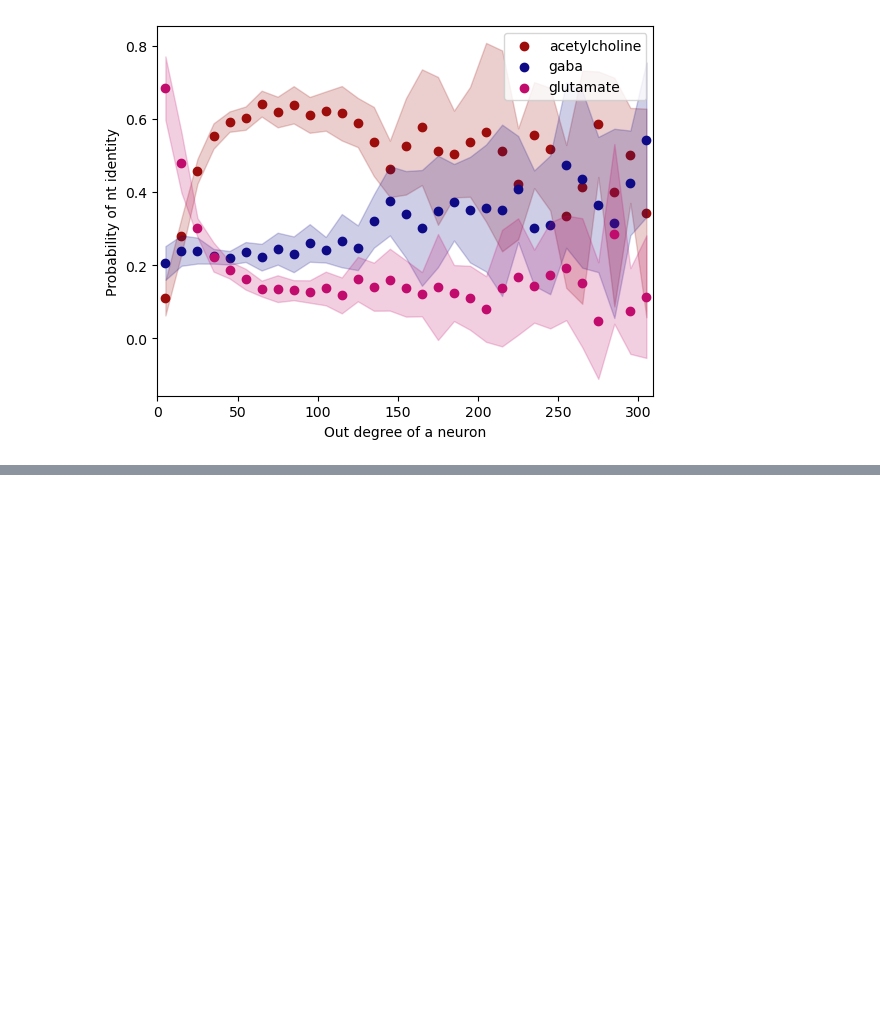
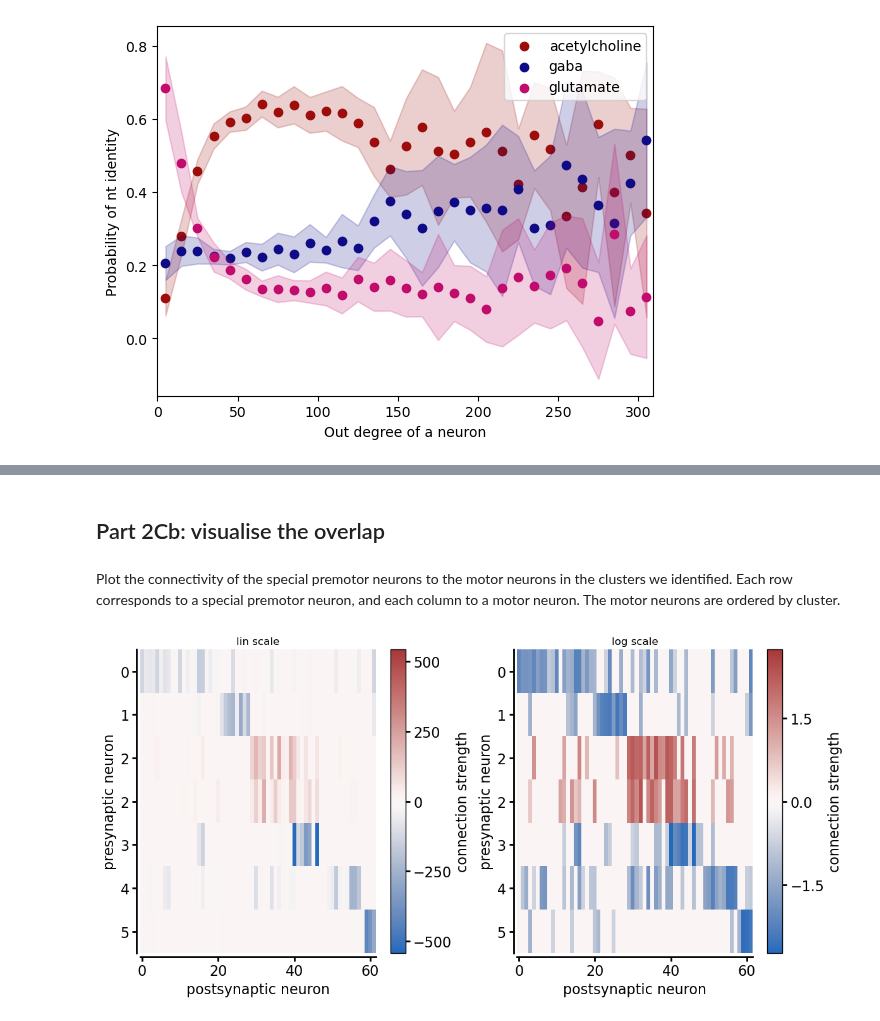
Before and after one commit to NeLy-EPFL/vnc_networks, a Jupyter notebook: scripts/generate_plots/muscle_synergies.ipynb, the cells around one changed output, grey strips where cells are left out. Drawn from its saved outputs; the diff is of its cells as text; code cells hidden in the pictures; blank space fills up the shorter version.

```diff
--- a/scripts/generate_plots/muscle_synergies.ipynb
+++ b/scripts/generate_plots/muscle_synergies.ipynb
@@ -736,0 +904,36 @@ There is no degree range for which picking a high degree neuron is more likely t
+# %% [markdown]
+## Part 2Cb: visualise the overlap
+# %% [markdown]
+Plot the connectivity of the special premotor neurons to the motor neurons in the clusters we identified.
+Each row corresponds to a special premotor neuron, and each column to a motor neuron. The motor neurons are ordered by cluster.
+# %%
+# make sur that the premotor neurons are in the same order as the clusters
+pmn_df.sort_values(by="cluster connecting to", inplace=True)
+premns = pmn_df["uid"].values
+# get the motor neurons in the same order as the clusters
+sub_info_df.sort_values(by="cluster", inplace=True)
+mns_in_clusters = sub_info_df["uid"].values
+
+cmat = split_mdn_vnc.get_cmatrix(type_="unnorm")
+cmat.restrict_from_to(premns, mns_in_clusters, keep_initial_order=False)
+
+_, axs = plt.subplots(1, 2, figsize=(12, 6))
+_ = cmat.imshow(ax=axs[0], savefig=False, title="lin scale")
+_ = cmat.imshow(ax = axs[1],  savefig=False, log_scale=True, title="log scale")
+
+for ax in axs:
+    ax.set_yticks(np.arange(len(premns)))
+    ax.set_yticklabels(pmn_df["cluster connecting to"].values)
+plt.tight_layout()
+
+
+if savefigs:
+    plt.savefig(
+        os.path.join(MDN_FIGS, "special_premotor_to_motor_connections_MDN.pdf"),
+        dpi=params.DPI,
+        bbox_inches="tight",
+    )
+
+plt.show()
+# %% [output]
+[figure, added]
```
Also changed, not shown: parts of 20 cells of this notebook, 3 other files.
